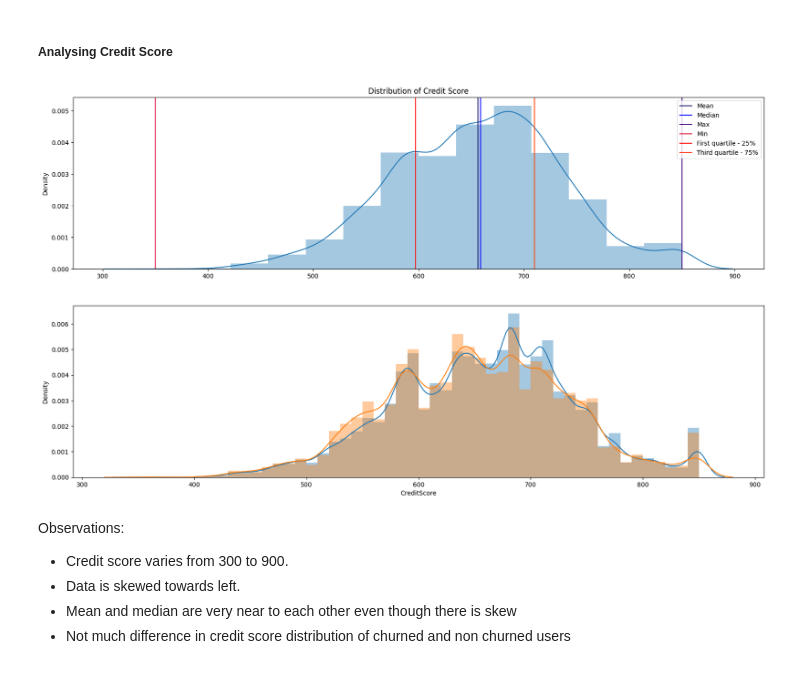
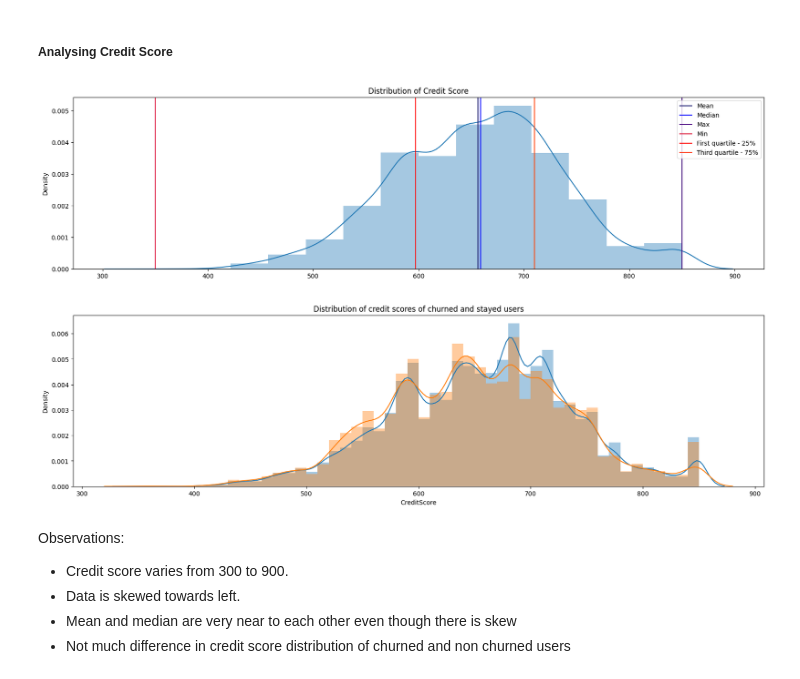
Before and after one commit to sumanthegdegithub/churn_prediction, a Jupyter notebook: data_analysis/data_exploration_and_analysis.ipynb, the cells around one changed output. Cells and saved outputs as stored; diff of their text form; code cells hidden in the pictures.

```diff
--- a/data_analysis/data_exploration_and_analysis.ipynb
+++ b/data_analysis/data_exploration_and_analysis.ipynb
@@ -52,31 +54,18 @@ IsActiveMember     0
 EstimatedSalary    0
 Exited             0
 dtype: int64
-# %%
-def plot_distribution(series, plt_title, figsize, bins=14):
-  plt.figure(figsize = figsize)
-  plt.title(plt_title)
-  series = np.array(series, dtype=int)
-  sn.distplot(series, hist=True, bins=bins, kde=True, kde_kws={'bw':.2})
-  plt.axvline(series.mean(),color='midnightblue',label='Mean')
-  plt.axvline(np.median(series),color='blue',label='Median')
-  plt.axvline(series.max(),color='indigo',label='Max')
-  plt.axvline(series.min(),color='crimson',label='Min')
-  plt.axvline(np.quantile(series, 0.25),color='red',label='First quartile - 25%')
-  plt.axvline(np.quantile(series, 0.75),color='orangered',label='Third quartile - 75%')
-  plt.legend()
-  plt.show()
 # %% [markdown]
 ##### Analysing Credit Score
 # %%
 plot_distribution(train_data.CreditScore, plt_title='Distribution of Credit Score', figsize=(20,5))
 plt.figure(figsize=(20,5))
+plt.title('Distribution of credit scores of churned and stayed users')
 sn.distplot(train_data.CreditScore[train_data.Exited == 0])
 sn.distplot(train_data.CreditScore[train_data.Exited == 1])
 plt.show()
 # %% [output]
 [figure]
-[figure, old version]
+[figure, new version]
 # %% [markdown]
 Observations:
 * Credit score varies from 300 to 900.
```
Also changed, not shown: parts of 31 cells of this notebook, 1 other file.
